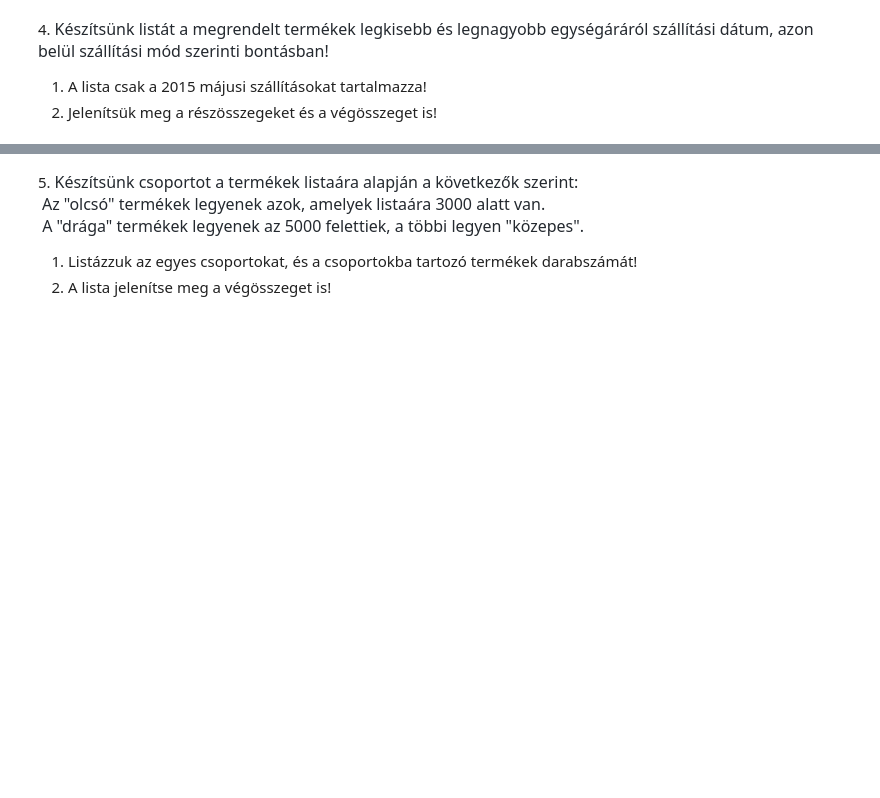
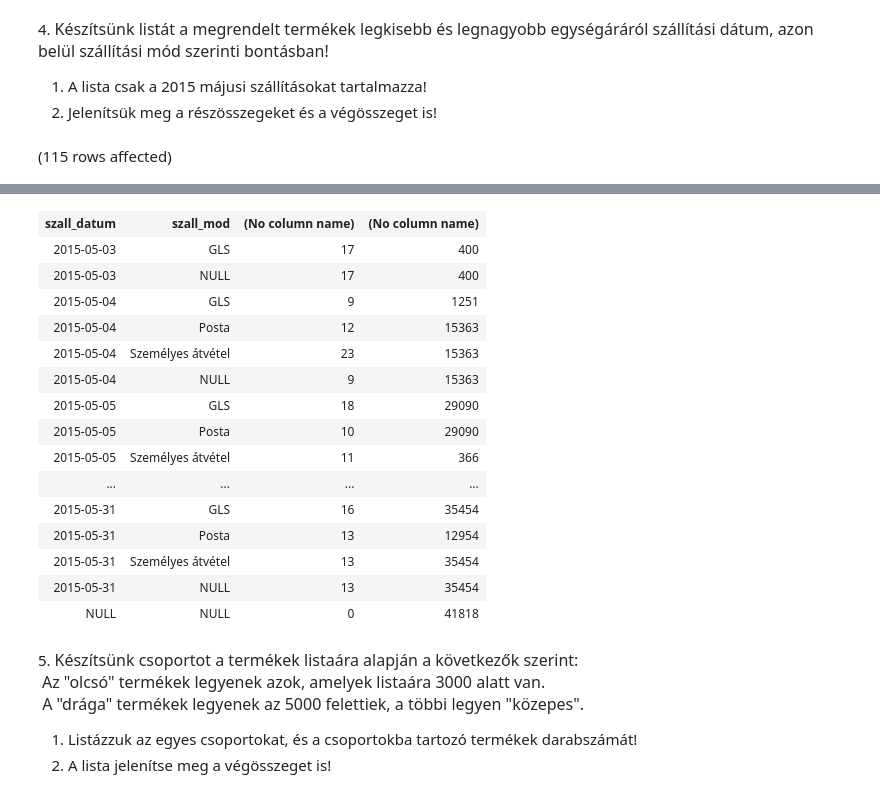
Before and after one commit to DeliMercedesz/sqlgyak03, a Jupyter notebook: gyakorlat05_feladatok (3).ipynb, the cells around one changed output, grey strips where cells are left out. Cells and saved outputs as stored; diff of their text form; code cells hidden in the pictures; blank space fills up the shorter version.

```diff
--- a/gyakorlat05_feladatok (3).ipynb
+++ b/gyakorlat05_feladatok (3).ipynb
@@ -81,3 +81,10 @@ Total execution time: 00:00:00.092
 
 1. A lista csak a 2015 májusi szállításokat tartalmazza!
 2. Jelenítsük meg a részösszegeket és a végösszeget is!
+# %%
+SELECT szall_datum,szall_mod,min(egysegar),max(egysegar)
+FROM Rendeles JOIN Rendeles_tetel on Rendeles.SORSZAM = Rendeles_tetel.SORSZAM
+WHERE YEAR(szall_datum) = 2015 and month(szall_datum) = 5
+GROUP BY ROLLUP(szall_datum,szall_mod)
+# %% [output]
+(115 rows affected)
@@ -84,3 +92,19 @@ Total execution time: 00:00:00.092
+| szall_datum | szall_mod | (No column name) | (No column name) |
+| 2015-05-03 | GLS | 17 | 400 |
+| 2015-05-03 | NULL | 17 | 400 |
+| 2015-05-04 | GLS | 9 | 1251 |
+| 2015-05-04 | Posta | 12 | 15363 |
+| 2015-05-04 | Személyes átvétel | 23 | 15363 |
+| 2015-05-04 | NULL | 9 | 15363 |
+| 2015-05-05 | GLS | 18 | 29090 |
+| 2015-05-05 | Posta | 10 | 29090 |
+| 2015-05-05 | Személyes átvétel | 11 | 366 |
+| ... | ... | ... | ... |
+| 2015-05-31 | GLS | 16 | 35454 |
+| 2015-05-31 | Posta | 13 | 12954 |
+| 2015-05-31 | Személyes átvétel | 13 | 35454 |
+| 2015-05-31 | NULL | 13 | 35454 |
+| NULL | NULL | 0 | 41818 |
 # %% [markdown]
 5. <span style="color: rgb(36, 41, 47); font-family: -apple-system, BlinkMacSystemFont, &quot;Segoe UI&quot;, Helvetica, Arial, sans-serif, &quot;Apple Color Emoji&quot;, &quot;Segoe UI Emoji&quot;; font-size: 16px;">Készítsünk csoportot a termékek listaára alapján a következők szerint:&nbsp;<br></span> <span style="color: rgb(36, 41, 47); font-family: -apple-system, BlinkMacSystemFont, &quot;Segoe UI&quot;, Helvetica, Arial, sans-serif, &quot;Apple Color Emoji&quot;, &quot;Segoe UI Emoji&quot;; font-size: 16px;">Az "olcsó" termékek legyenek azok, amelyek listaára 3000 alatt van.<br>&nbsp;A "drága" termékek legyenek az 5000 felettiek, a többi legyen "közepes".</span>
 
```
Also changed, not shown: parts of 1 cell of this notebook.
